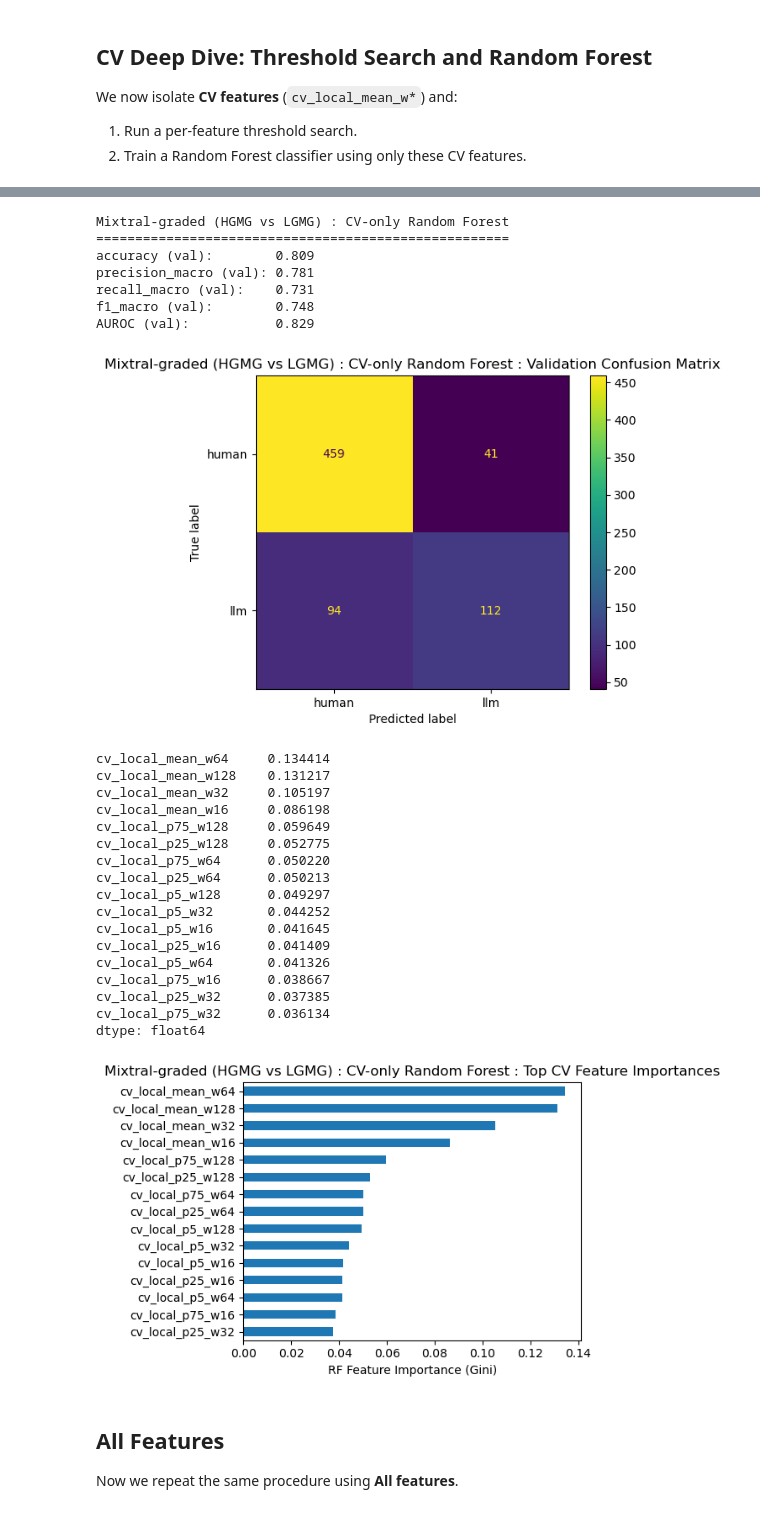
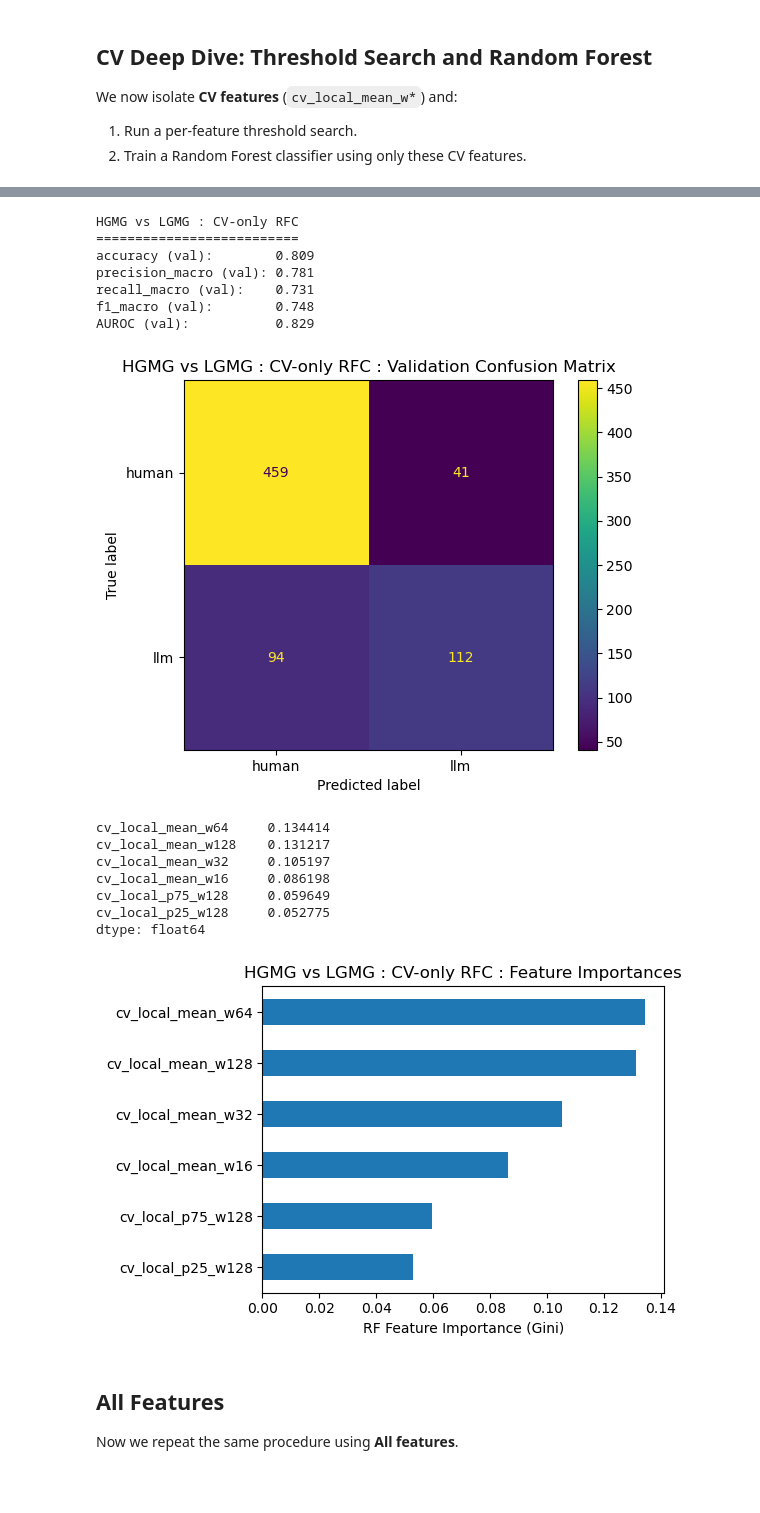
Before and after one commit to dpmcgonigle/fingerprinting-llms, a Jupyter notebook: Burstiness-StatsDeepDive-v2.ipynb, the cells around one changed output, grey strips where cells are left out. Cells and saved outputs as stored; diff of their text form; code cells hidden in the pictures; blank space fills up the shorter version.

```diff
--- a/Burstiness-StatsDeepDive-v2.ipynb
+++ b/Burstiness-StatsDeepDive-v2.ipynb
@@ -638,6 +638,7 @@ def model_eval_random_forest_subset(
     val_df: pd.DataFrame,
     feature_cols: list[str],
     title: str = "",
+    num_importances: int = 6,
 ):
     # Prepare design matrices
     X_train = train_df[feature_cols].copy().fillna(train_df[feature_cols].mean())
@@ -682,58 +683,48 @@ def model_eval_random_forest_subset(
     plt.title(f'{title} : Validation Confusion Matrix')
     plt.show()
 
     importances = pd.Series(rf.feature_importances_, index=feature_cols).sort_values(ascending=False)
-    display(importances.head(20))
+    display(importances.head(num_importances))
     plt.figure(figsize=(6,4))
-    importances.head(15).plot(kind='barh')
+    importances.head(num_importances).plot(kind='barh')
     plt.gca().invert_yaxis()
     plt.xlabel('RF Feature Importance (Gini)')
-    plt.title(f'{title} : Top CV Feature Importances')
+    plt.title(f'{title} : Feature Importances')
     plt.tight_layout()
     plt.show()
 
     return {
         'model': rf,
         'feature_cols': feature_cols,
         'label_encoder': le,
         'val_predictions': y_val_pred,
         'val_truth': y_val,
         'val_proba': y_val_proba,
         'val_feature_importances': importances,
     }
 
 # Run RF on CV features only
 cv_rf_results = model_eval_random_forest_subset(
     train_stats, val_stats, feature_cols=cv_features,
-    title='Mixtral-graded (HGMG vs LGMG) : CV-only Random Forest'
+    title='HGMG vs LGMG : CV-only RFC'
 )
 # %% [output]
-Mixtral-graded (HGMG vs LGMG) : CV-only Random Forest
-=====================================================
+HGMG vs LGMG : CV-only RFC
+==========================
 accuracy (val):        0.809
 precision_macro (val): 0.781
 recall_macro (val):    0.731
 f1_macro (val):        0.748
 AUROC (val):           0.829
-[figure, old version]
+[figure, new version]
 cv_local_mean_w64     0.134414
 cv_local_mean_w128    0.131217
 cv_local_mean_w32     0.105197
 cv_local_mean_w16     0.086198
 cv_local_p75_w128     0.059649
 cv_local_p25_w128     0.052775
-cv_local_p75_w64      0.050220
-cv_local_p25_w64      0.050213
-cv_local_p5_w128      0.049297
-cv_local_p5_w32       0.044252
-cv_local_p5_w16       0.041645
-cv_local_p25_w16      0.041409
-cv_local_p5_w64       0.041326
-cv_local_p75_w16      0.038667
-cv_local_p25_w32      0.037385
-cv_local_p75_w32      0.036134
 dtype: float64
-[figure, old version]
+[figure, new version]
 # %% [markdown]
 ## All Features
 
```
Also changed, not shown: parts of 14 cells of this notebook, 5 other files.
